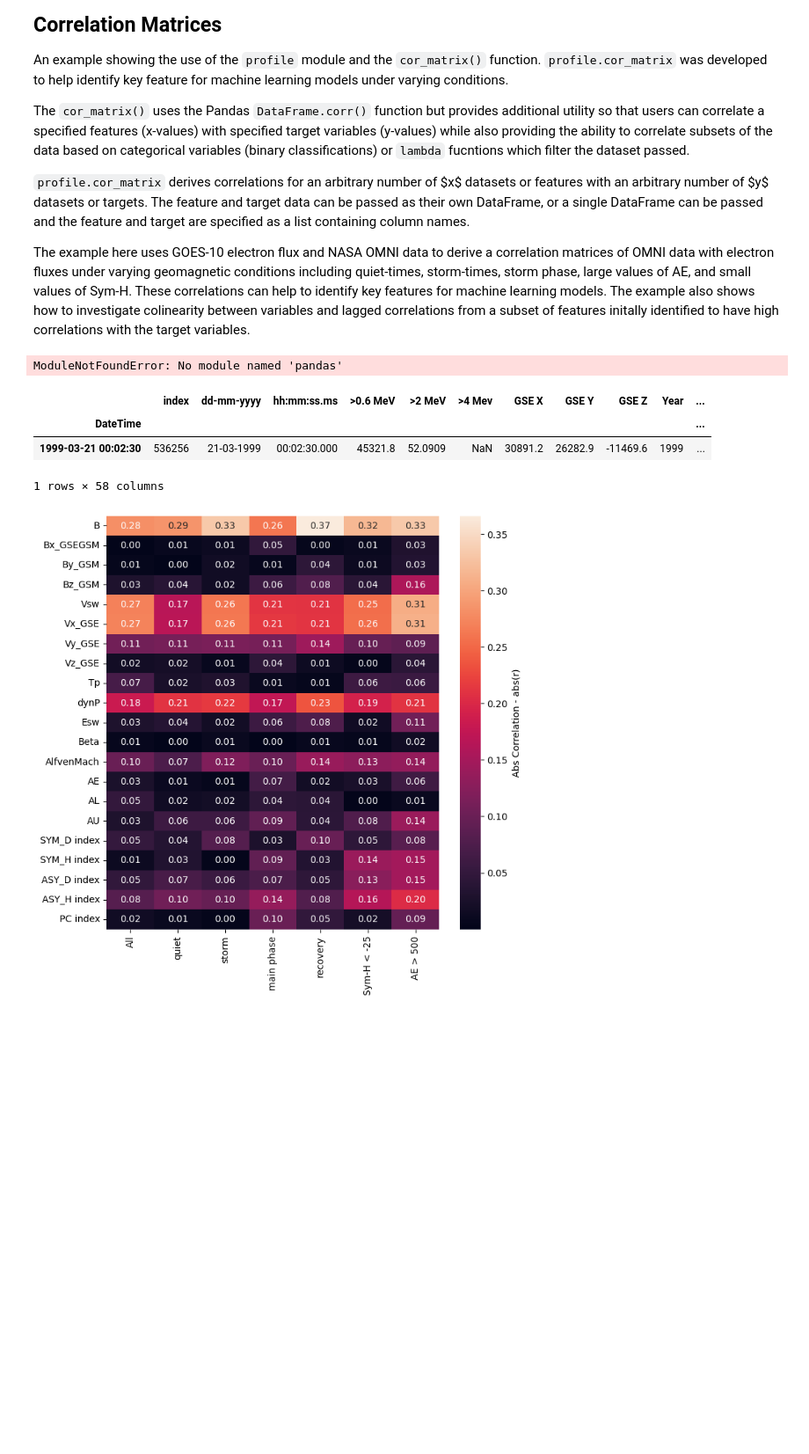
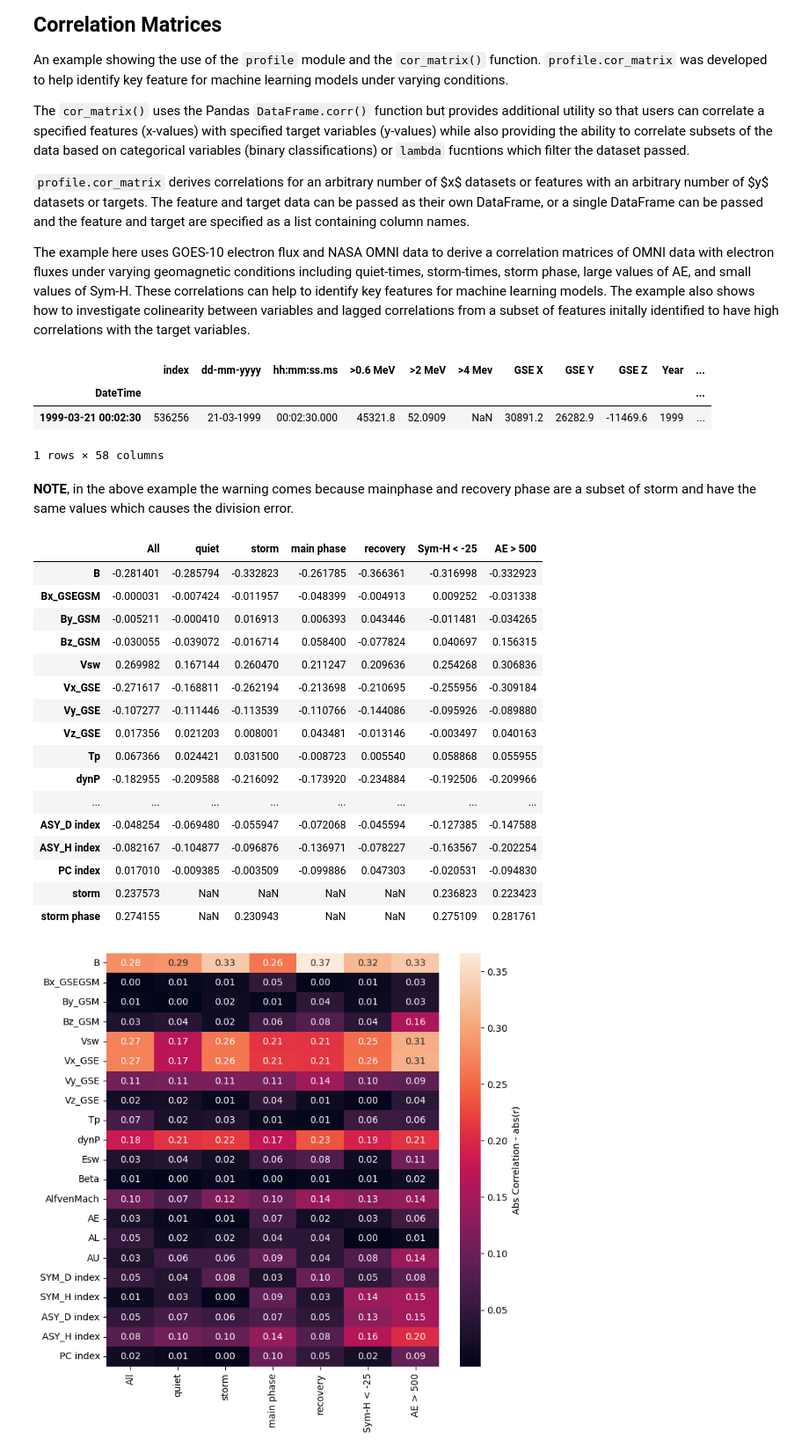
Before and after one commit to kylermurphy/ml_fw, a Jupyter notebook: ml_fw/Notebooks/Profile_cor.ipynb, the cells around one changed output. Shown at 88% size. Cells and saved outputs as stored; diff of their text form; code cells hidden in the pictures; blank space fills up the shorter version.

```diff
--- a/ml_fw/Notebooks/Profile_cor.ipynb
+++ b/ml_fw/Notebooks/Profile_cor.ipynb
@@ -10,7 +13,6 @@
 
 The example here uses GOES-10 electron flux and NASA OMNI data to derive a correlation matrices of OMNI data with electron fluxes under varying geomagnetic conditions including quiet-times, storm-times, storm phase, large values of AE, and small values of Sym-H. These correlations can help to identify key features for machine learning models. The example also shows how to investigate colinearity between variables and lagged correlations from a subset of features initally identified to have high correlations with the target variables.
 # %%
-import os, sys
 import pandas as pd
 import numpy as np
 import matplotlib.pyplot as plt
@@ -18,12 +20,6 @@ import seaborn as sns
 
 
 path_dat = f'D:\\data\\goes10_omni_1999_2010.hdf5'
-path_mod = os.path.normpath(os.getcwd()+'/../ml_fw/') # assumes current working directory is the ml_fw/Notebooks directory
-
-# add the ml_fw module to Python Path and import what we need
-sys.path.append(os.path.dirname(path_mod))
-# %% [output]
-ModuleNotFoundError: No module named 'pandas'
 # %%
 from ml_fw import profile as pro
 from ml_fw import data_io as dio
@@ -69,6 +65,29 @@ cat = {'quiet':quiet, 'storm':storm,'main phase':mp, 'recovery':rc, 'Sym-H < -25
 cor_mat = pro.cor_matrix(f_dat=fet_col,
                     y_dat=cor_col,
                     cor_dat=dat, cat_dat=cat, numeric_only=True)
+# %% [markdown]
+**NOTE**, in the above example the warning comes because mainphase and recovery phase
+are a subset of storm and have the same values which causes the division error.
+# %%
+cor_mat
+# %% [output]
+|  | All | quiet | storm | main phase | recovery | Sym-H < -25 | AE > 500 |
+| B | -0.281401 | -0.285794 | -0.332823 | -0.261785 | -0.366361 | -0.316998 | -0.332923 |
+| Bx_GSEGSM | -0.000031 | -0.007424 | -0.011957 | -0.048399 | -0.004913 | 0.009252 | -0.031338 |
+| By_GSM | -0.005211 | -0.000410 | 0.016913 | 0.006393 | 0.043446 | -0.011481 | -0.034265 |
+| Bz_GSM | -0.030055 | -0.039072 | -0.016714 | 0.058400 | -0.077824 | 0.040697 | 0.156315 |
+| Vsw | 0.269982 | 0.167144 | 0.260470 | 0.211247 | 0.209636 | 0.254268 | 0.306836 |
+| Vx_GSE | -0.271617 | -0.168811 | -0.262194 | -0.213698 | -0.210695 | -0.255956 | -0.309184 |
+| Vy_GSE | -0.107277 | -0.111446 | -0.113539 | -0.110766 | -0.144086 | -0.095926 | -0.089880 |
+| Vz_GSE | 0.017356 | 0.021203 | 0.008001 | 0.043481 | -0.013146 | -0.003497 | 0.040163 |
+| Tp | 0.067366 | 0.024421 | 0.031500 | -0.008723 | 0.005540 | 0.058868 | 0.055955 |
+| dynP | -0.182955 | -0.209588 | -0.216092 | -0.173920 | -0.234884 | -0.192506 | -0.209966 |
+| ... | ... | ... | ... | ... | ... | ... | ... |
+| ASY_D index | -0.048254 | -0.069480 | -0.055947 | -0.072068 | -0.045594 | -0.127385 | -0.147588 |
+| ASY_H index | -0.082167 | -0.104877 | -0.096876 | -0.136971 | -0.078227 | -0.163567 | -0.202254 |
+| PC index | 0.017010 | -0.009385 | -0.003509 | -0.099886 | 0.047303 | -0.020531 | -0.094830 |
+| storm | 0.237573 | NaN | NaN | NaN | NaN | 0.236823 | 0.223423 |
+| storm phase | 0.274155 | NaN | 0.230943 | NaN | NaN | 0.275109 | 0.281761 |
 # %%
 # plot the correlation matrix
 plt.figure(figsize=(8, 8))
```
Also changed, not shown: parts of 4 cells of this notebook.
